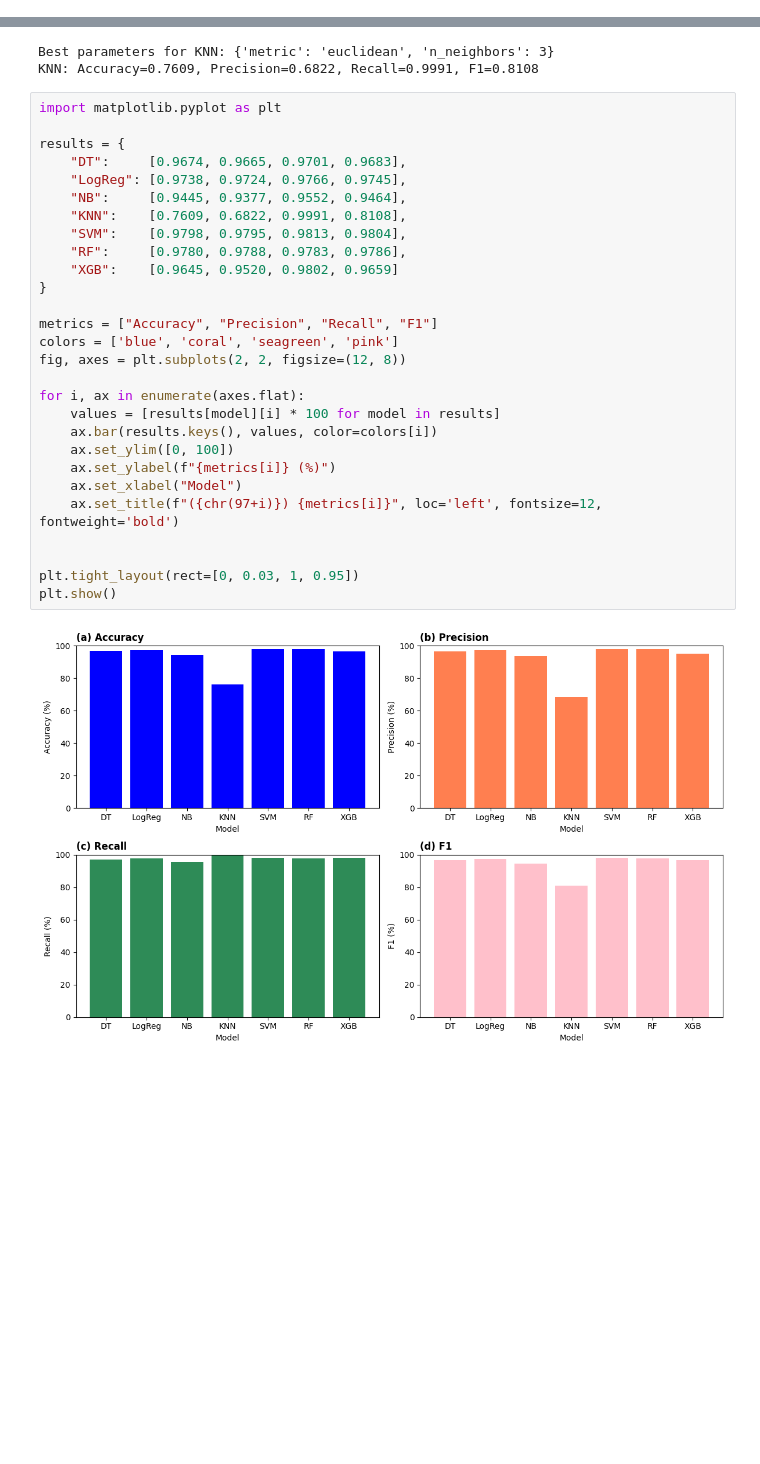
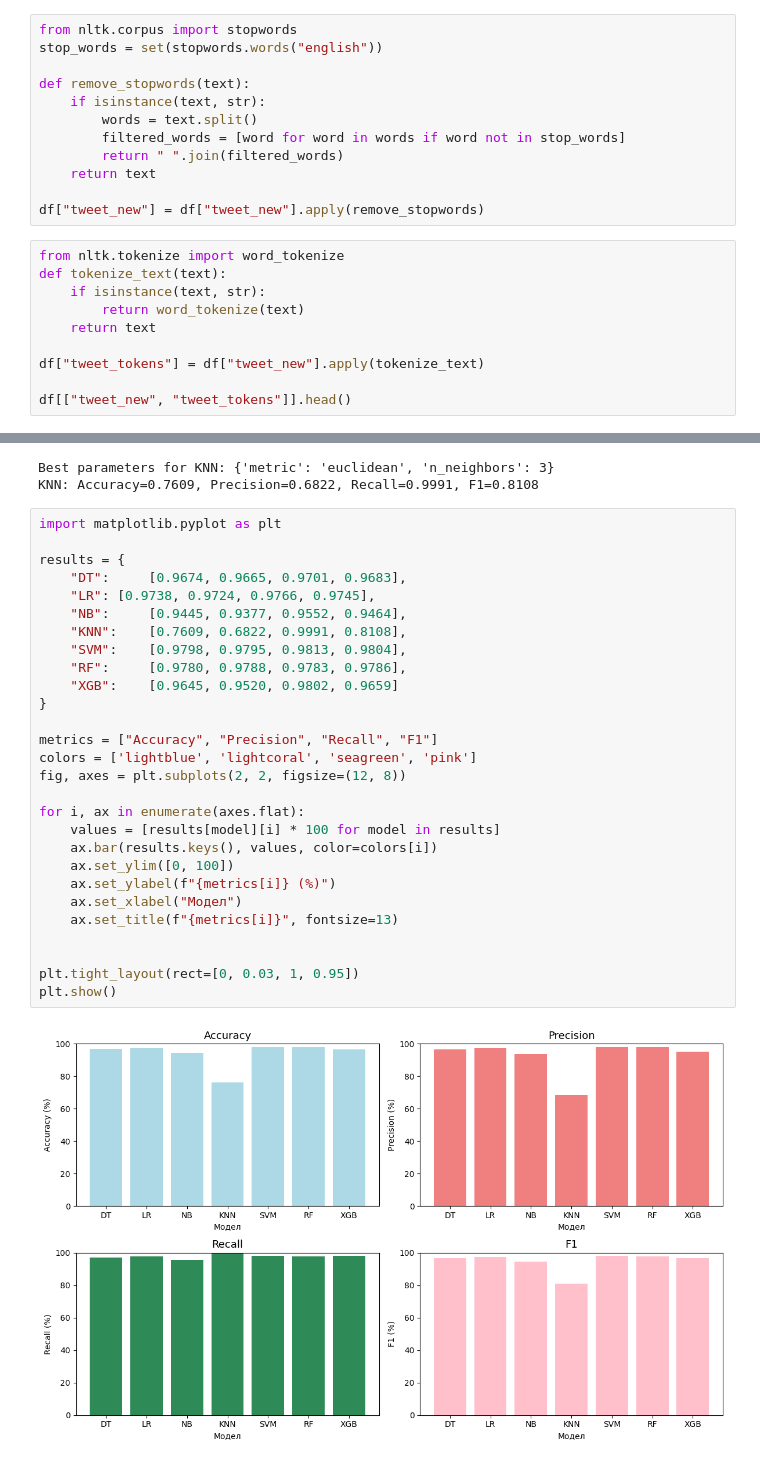
Before and after one commit to SaraTalic/fake-news-twitter-detection, a Jupyter notebook: tf_idf.ipynb, the cells around one changed output, grey strips where cells are left out. Cells and saved outputs as stored; diff of their text form; blank space fills up the shorter version.

```diff
--- a/tf_idf.ipynb
+++ b/tf_idf.ipynb
@@ -36,0 +46,22 @@ df = pd.read_csv("df_manjiSW1.csv")
+# %%
+from nltk.corpus import stopwords
+stop_words = set(stopwords.words("english"))
+
+def remove_stopwords(text):
+    if isinstance(text, str):
+        words = text.split()
+        filtered_words = [word for word in words if word not in stop_words]
+        return " ".join(filtered_words)
+    return text
+
+df["tweet_new"] = df["tweet_new"].apply(remove_stopwords)
+# %%
+from nltk.tokenize import word_tokenize
+def tokenize_text(text):
+    if isinstance(text, str):
+        return word_tokenize(text)
+    return text
+
+df["tweet_tokens"] = df["tweet_new"].apply(tokenize_text)
+
+df[["tweet_new", "tweet_tokens"]].head()
@@ -118,30 +186,30 @@ KNN: Accuracy=0.7609, Precision=0.6822, Recall=0.9991, F1=0.8108
 # %%
 import matplotlib.pyplot as plt
 
 results = {
     "DT":     [0.9674, 0.9665, 0.9701, 0.9683],
-    "LogReg": [0.9738, 0.9724, 0.9766, 0.9745],
+    "LR": [0.9738, 0.9724, 0.9766, 0.9745],
     "NB":     [0.9445, 0.9377, 0.9552, 0.9464],
     "KNN":    [0.7609, 0.6822, 0.9991, 0.8108],
     "SVM":    [0.9798, 0.9795, 0.9813, 0.9804],
     "RF":     [0.9780, 0.9788, 0.9783, 0.9786],
     "XGB":    [0.9645, 0.9520, 0.9802, 0.9659]
 }
 
 metrics = ["Accuracy", "Precision", "Recall", "F1"]
-colors = ['blue', 'coral', 'seagreen', 'pink']
+colors = ['lightblue', 'lightcoral', 'seagreen', 'pink']
 fig, axes = plt.subplots(2, 2, figsize=(12, 8))
 
 for i, ax in enumerate(axes.flat):
     values = [results[model][i] * 100 for model in results]
     ax.bar(results.keys(), values, color=colors[i])
     ax.set_ylim([0, 100])
     ax.set_ylabel(f"{metrics[i]} (%)")
-    ax.set_xlabel("Model")
-    ax.set_title(f"({chr(97+i)}) {metrics[i]}", loc='left', fontsize=12, fontweight='bold')
+    ax.set_xlabel("Модел")
+    ax.set_title(f"{metrics[i]}", fontsize=13)
 
 
 plt.tight_layout(rect=[0, 0.03, 1, 0.95])
 plt.show()
 # %% [output]
-[figure, old version]
+[figure, new version]
```
Also changed, not shown: parts of 50 cells of this notebook, 8 other files.
